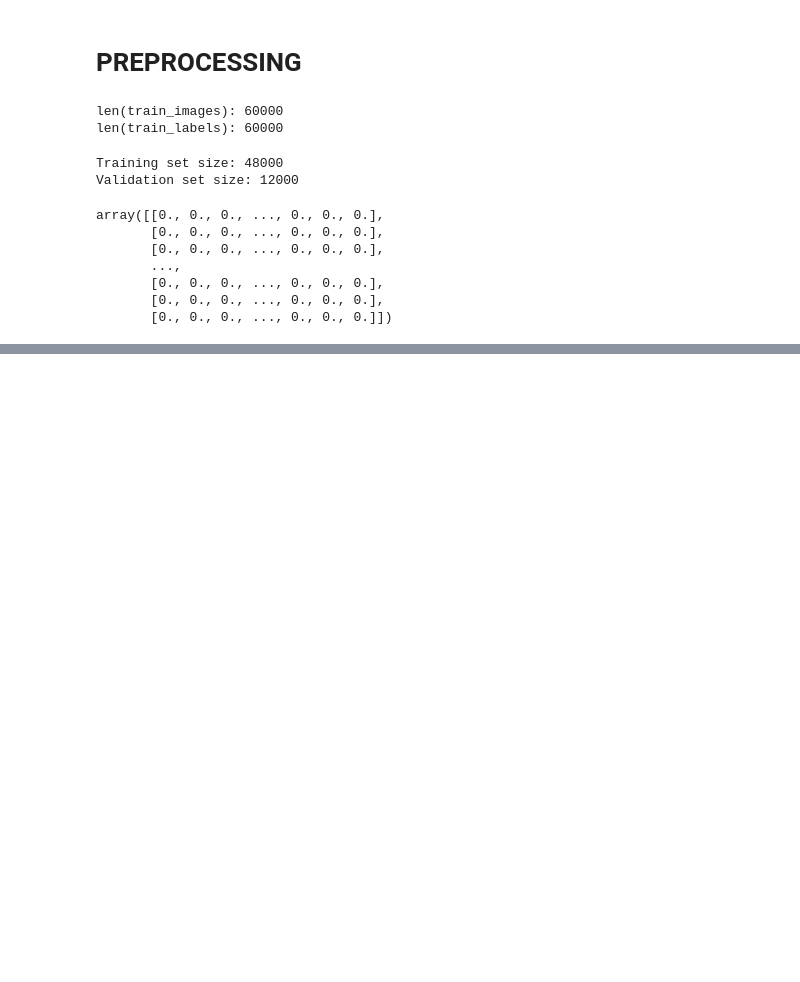
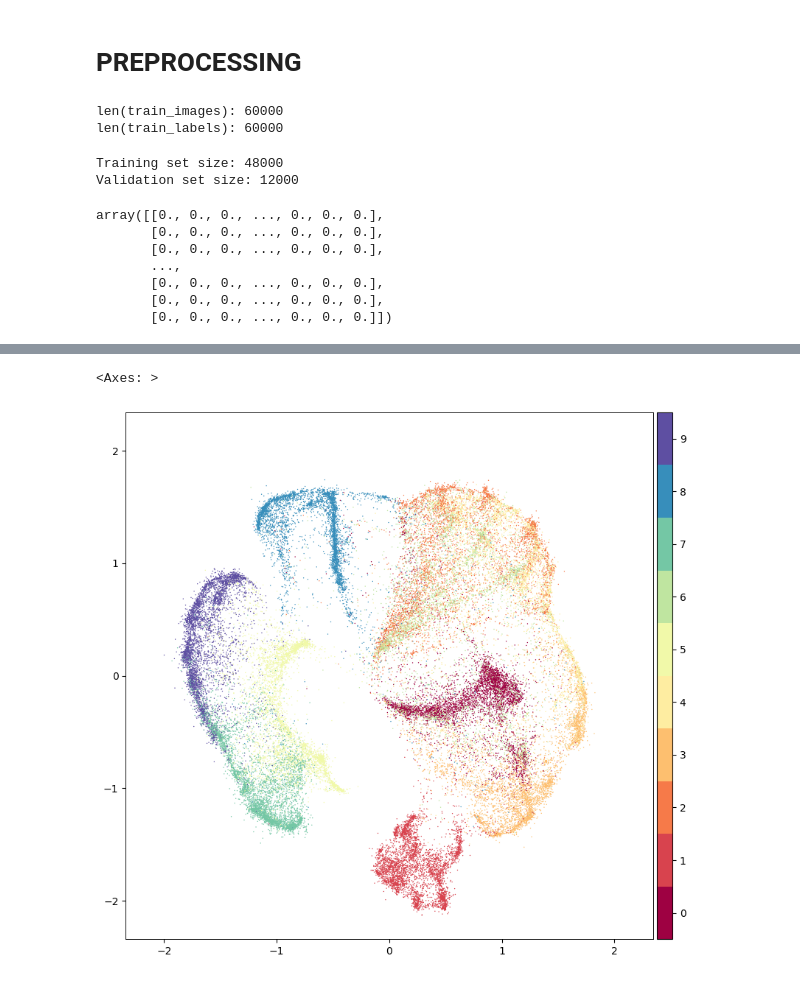
Before and after one commit to LeeTunMT/Team_Lab1_PR, a Jupyter notebook: visualization_pymde.ipynb, the cells around one changed output, grey strips where cells are left out. Cells and saved outputs as stored; diff of their text form; code cells hidden in the pictures; blank space fills up the shorter version.

```diff
--- a/visualization_pymde.ipynb
+++ b/visualization_pymde.ipynb
@@ -98,0 +128,4 @@ data_augmentation = transforms.Compose([
+# %%
+embedding = pymde.preserve_neighbors(train_images_scaled, constraint=pymde.Standardized()).embed(verbose=True)
+pymde.plot(embedding, color_by=train_labels)
+# %% [output]
@@ -98,0 +147,2 @@ data_augmentation = transforms.Compose([
+<Axes: >
+[figure, added]
```
Also changed, not shown: parts of 30 cells of this notebook, 1 other file.
